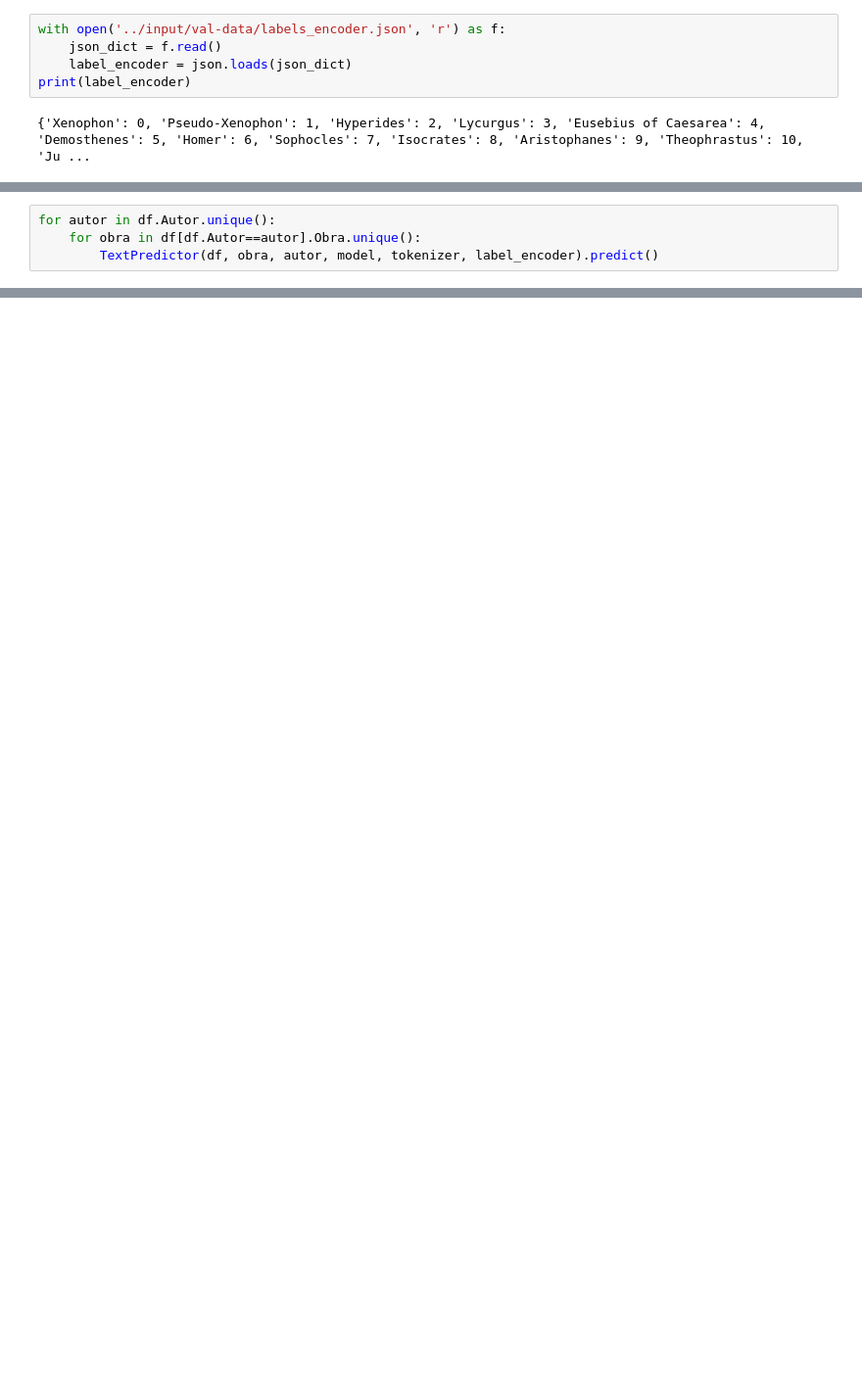
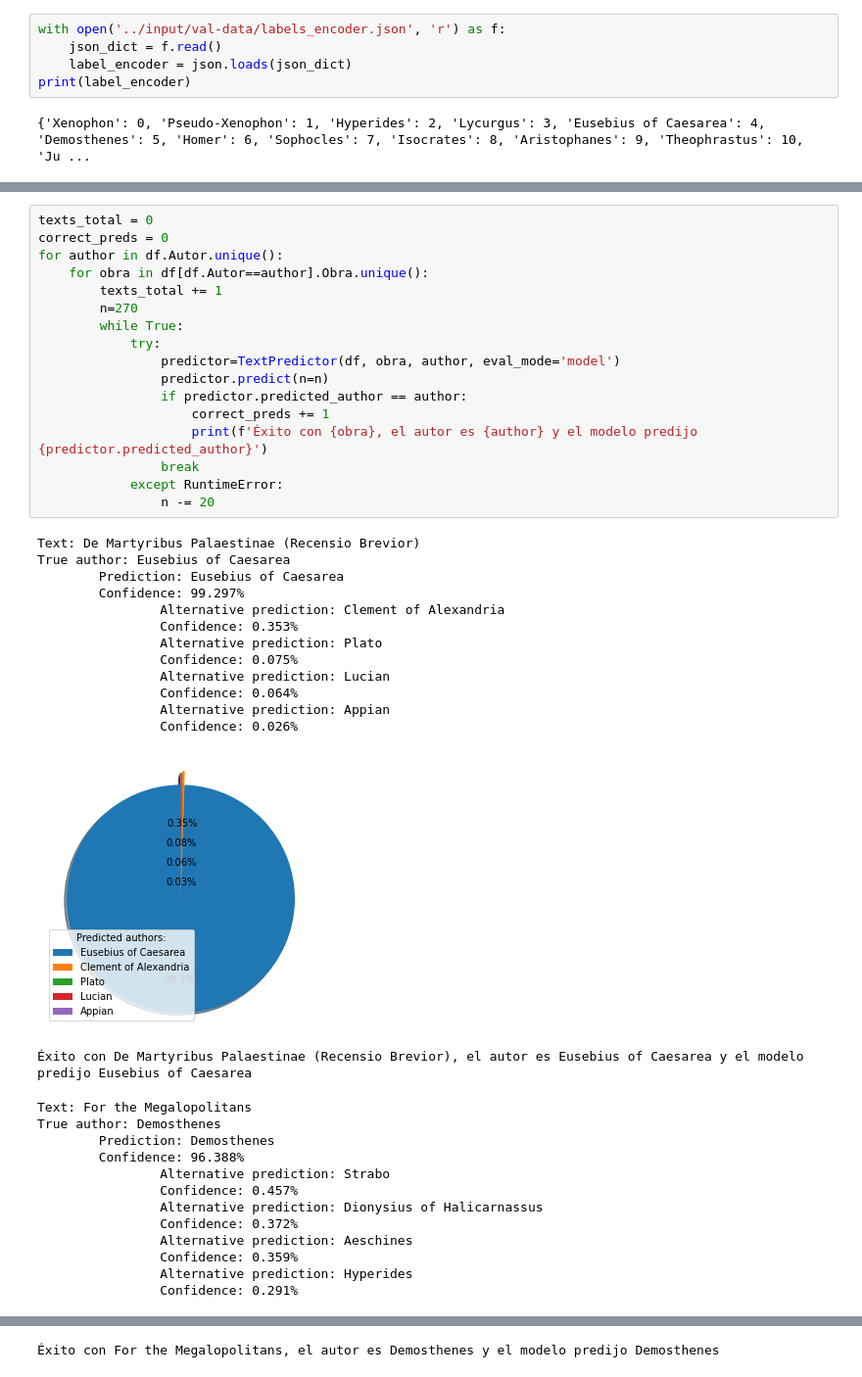
Before and after one commit to DavidLeirado/KalokagathIA, a Jupyter notebook: Validation/validation.ipynb, the cells around one changed output, grey strips where cells are left out. Shown at 98% size. Saved outputs shown, nothing was run; the diff lists cells and outputs as text; blank space fills up the shorter version.

```diff
--- a/Validation/validation.ipynb
+++ b/Validation/validation.ipynb
@@ -253,4 +265,0 @@ True author: Aristotle
-# %%
-for autor in df.Autor.unique():
-    for obra in df[df.Autor==autor].Obra.unique():
-        TextPredictor(df, obra, autor, model, tokenizer, label_encoder).predict()
@@ -354,0 +266,44 @@ KeyboardInterrupt:
+# %%
+texts_total = 0
+correct_preds = 0
+for author in df.Autor.unique():
+    for obra in df[df.Autor==author].Obra.unique():
+        texts_total += 1
+        n=270
+        while True:
+            try:
+                predictor=TextPredictor(df, obra, author, eval_mode='model')
+                predictor.predict(n=n)
+                if predictor.predicted_author == author:
+                    correct_preds += 1
+                    print(f'Éxito con {obra}, el autor es {author} y el modelo predijo {predictor.predicted_author}')
+                break
+            except RuntimeError:
+                n -= 20
+# %% [output]
+Text: De Martyribus Palaestinae (Recensio Brevior)
+True author: Eusebius of Caesarea
+        Prediction: Eusebius of Caesarea
+        Confidence: 99.297%
+                Alternative prediction: Clement of Alexandria
+                Confidence: 0.353%
+                Alternative prediction: Plato
+                Confidence: 0.075%
+                Alternative prediction: Lucian
+                Confidence: 0.064%
+                Alternative prediction: Appian
+                Confidence: 0.026%
+[figure, added]
+Éxito con De Martyribus Palaestinae (Recensio Brevior), el autor es Eusebius of Caesarea y el modelo predijo Eusebius of Caesarea
+Text: For the Megalopolitans
+True author: Demosthenes
+        Prediction: Demosthenes
+        Confidence: 96.388%
+                Alternative prediction: Strabo
+                Confidence: 0.457%
+                Alternative prediction: Dionysius of Halicarnassus
+                Confidence: 0.372%
+                Alternative prediction: Aeschines
+                Confidence: 0.359%
+                Alternative prediction: Hyperides
+                Confidence: 0.291%
@@ -354,0 +311 @@ KeyboardInterrupt:
+Éxito con For the Megalopolitans, el autor es Demosthenes y el modelo predijo Demosthenes
```
Also changed, not shown: parts of 10 cells of this notebook.
